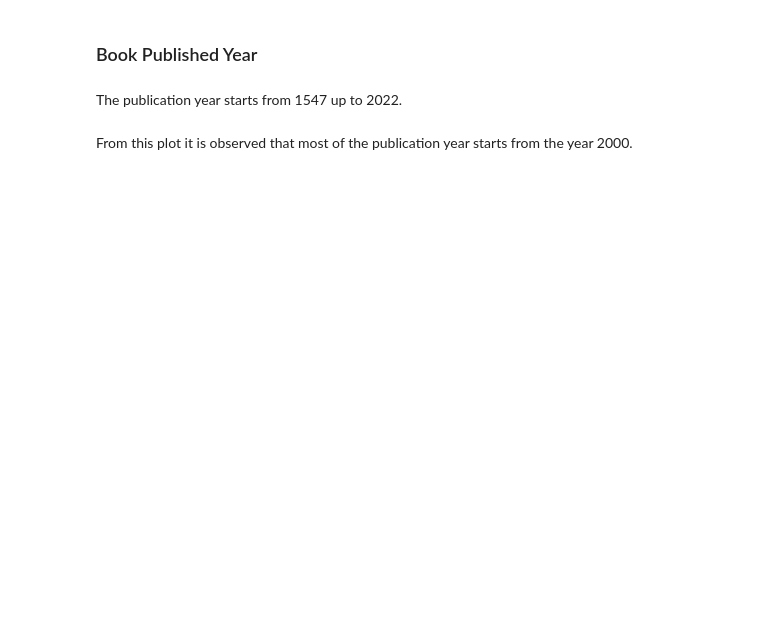
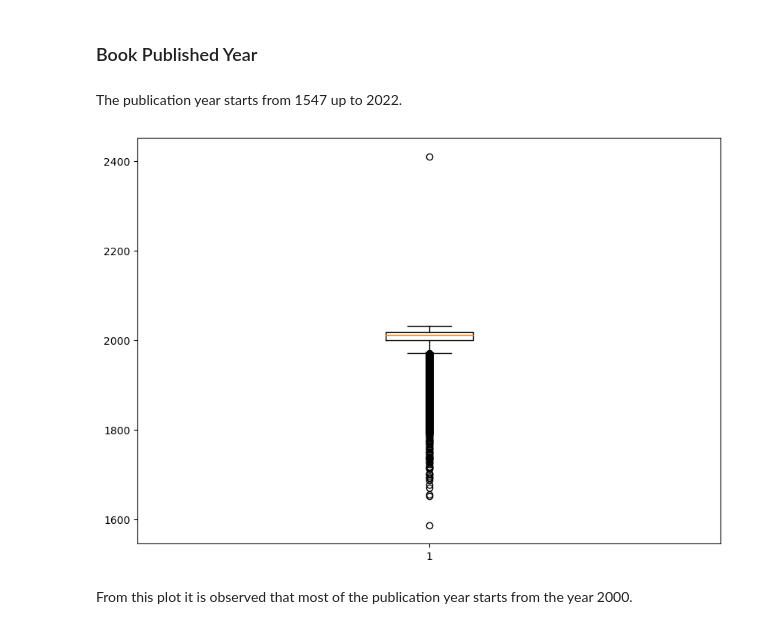
Before and after one commit to hilarylimyuxuan/Book-Recommendation-System, a Jupyter notebook: Book Recommendation System - Google Book.ipynb, the cells around one changed output. Cells and saved outputs as stored; diff of their text form; code cells hidden in the pictures; blank space fills up the shorter version.

```diff
--- a/Book Recommendation System - Google Book.ipynb
+++ b/Book Recommendation System - Google Book.ipynb
@@ -1177,10 +1177,12 @@ plt.show()
 # %% [markdown]
 The publication year starts from 1547 up to 2022.
 # %%
-data1 = book_cleaned['volumeInfo.publishedYear']
+data1 = cleaned_df['volumeInfo.publishedYear']
 fig = plt.figure(figsize =(10, 7))
 plt.boxplot(data1)
 plt.show()
+# %% [output]
+[figure, added]
 # %% [markdown]
 From this plot it is observed that most of the publication year starts from the year 2000.
 # %%
```
Also changed, not shown: parts of 22 cells of this notebook.
